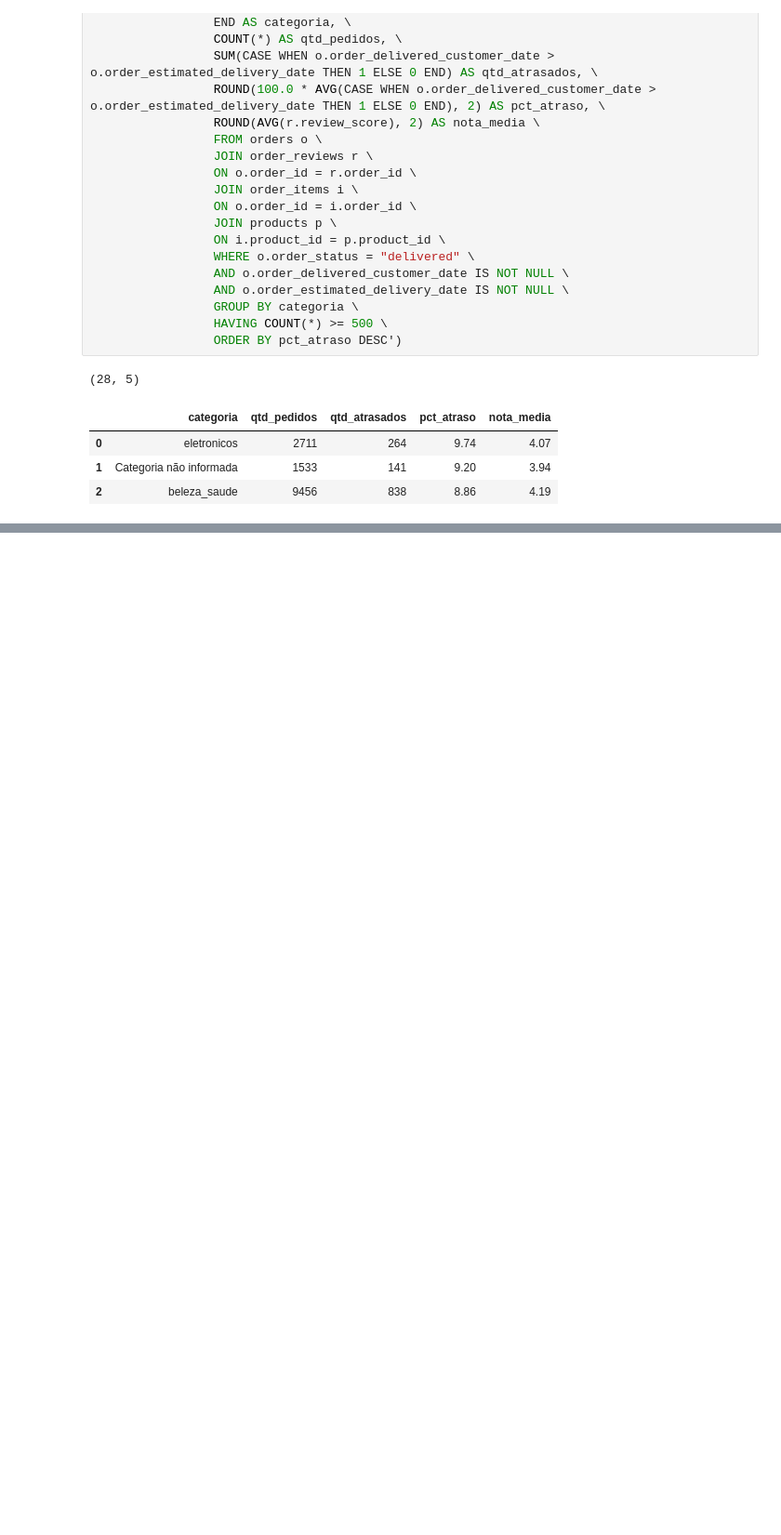
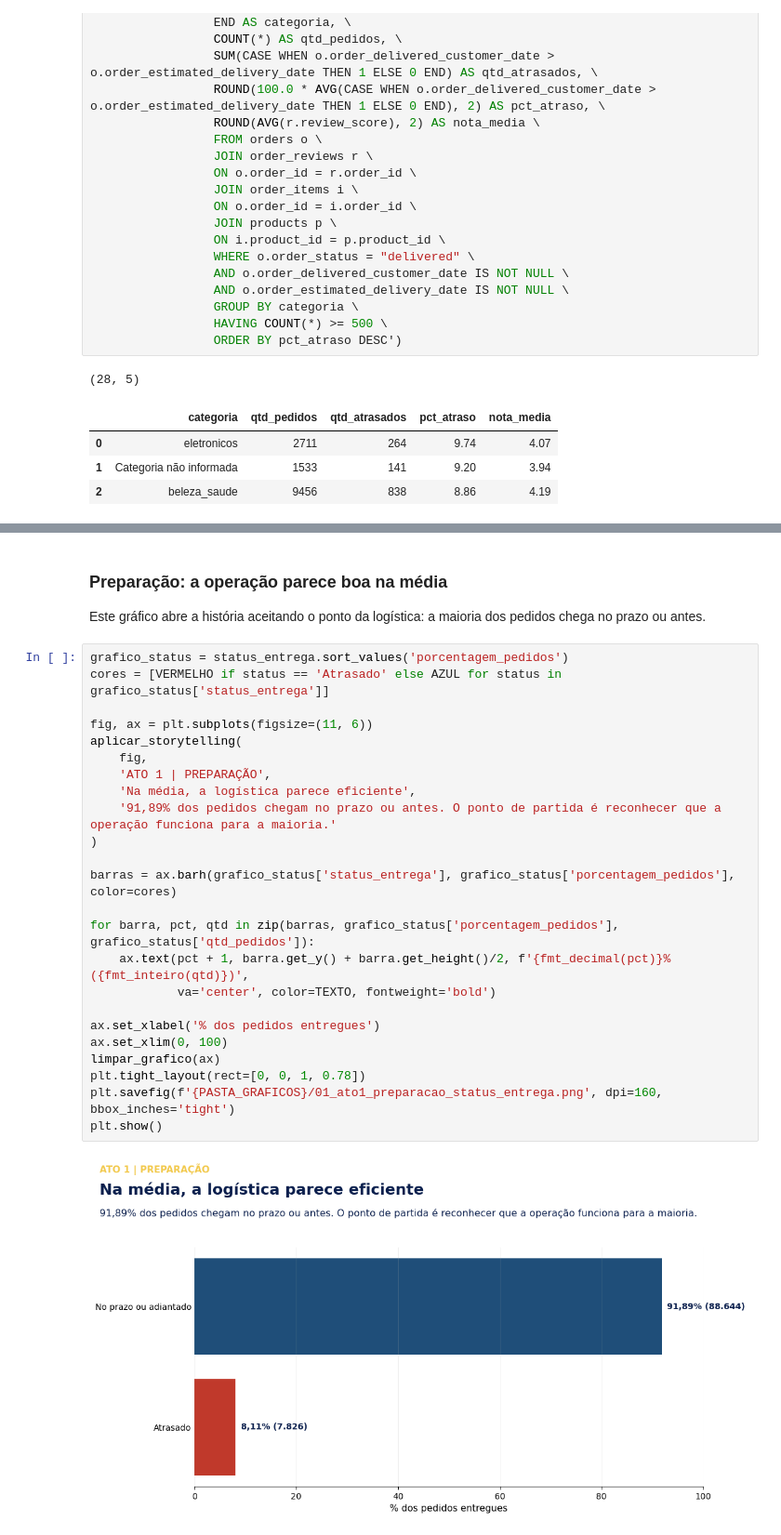
Before and after one commit to PauloViniciusR/SQL, a Jupyter notebook: Storytelling_sql/notebook/analise_base_Sql.ipynb, the cells around one changed output, grey strips where cells are left out. Shown at 93% size. Cells and saved outputs as stored; diff of their text form; blank space fills up the shorter version.

Commit message:
Storytelling

```diff
--- a/Storytelling_sql/notebook/analise_base_Sql.ipynb
+++ b/Storytelling_sql/notebook/analise_base_Sql.ipynb
@@ -254,0 +294,30 @@ categoria_atraso = executa_consulta('SELECT \
+# %% [markdown]
+### Preparação: a operação parece boa na média
+
+Este gráfico abre a história aceitando o ponto da logística: a maioria dos pedidos chega no prazo ou antes.
+# %%
+grafico_status = status_entrega.sort_values('porcentagem_pedidos')
+cores = [VERMELHO if status == 'Atrasado' else AZUL for status in grafico_status['status_entrega']]
+
+fig, ax = plt.subplots(figsize=(11, 6))
+aplicar_storytelling(
+    fig,
+    'ATO 1 | PREPARAÇÃO',
+    'Na média, a logística parece eficiente',
+    '91,89% dos pedidos chegam no prazo ou antes. O ponto de partida é reconhecer que a operação funciona para a maioria.'
+)
+
+barras = ax.barh(grafico_status['status_entrega'], grafico_status['porcentagem_pedidos'], color=cores)
+
+for barra, pct, qtd in zip(barras, grafico_status['porcentagem_pedidos'], grafico_status['qtd_pedidos']):
+    ax.text(pct + 1, barra.get_y() + barra.get_height()/2, f'{fmt_decimal(pct)}% ({fmt_inteiro(qtd)})',
+            va='center', color=TEXTO, fontweight='bold')
+
+ax.set_xlabel('% dos pedidos entregues')
+ax.set_xlim(0, 100)
+limpar_grafico(ax)
+plt.tight_layout(rect=[0, 0, 1, 0.78])
+plt.savefig(f'{PASTA_GRAFICOS}/01_ato1_preparacao_status_entrega.png', dpi=160, bbox_inches='tight')
+plt.show()
+# %% [output]
+[figure, added]
```
Also changed, not shown: parts of 12 cells of this notebook, 7 other files.
